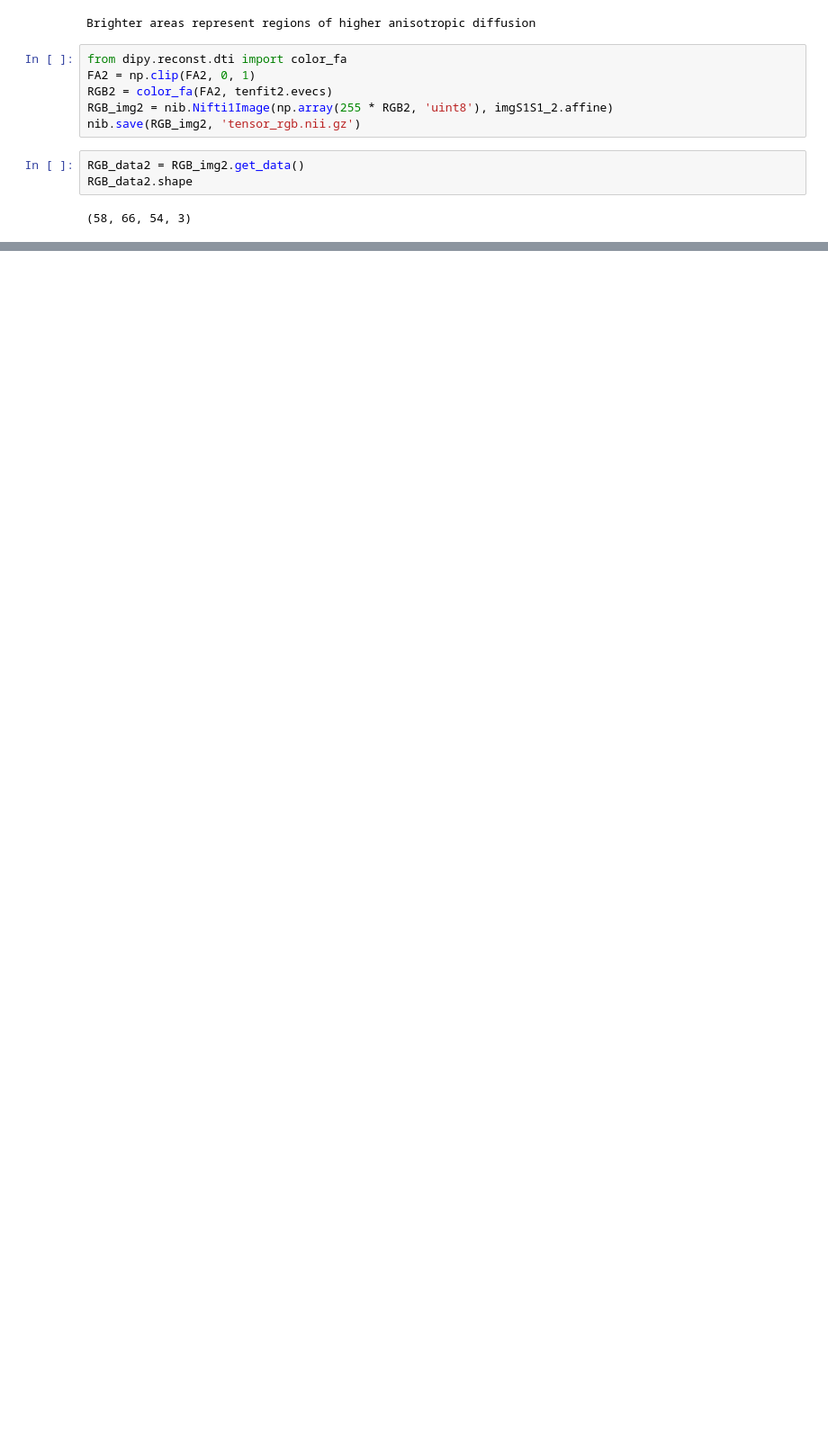
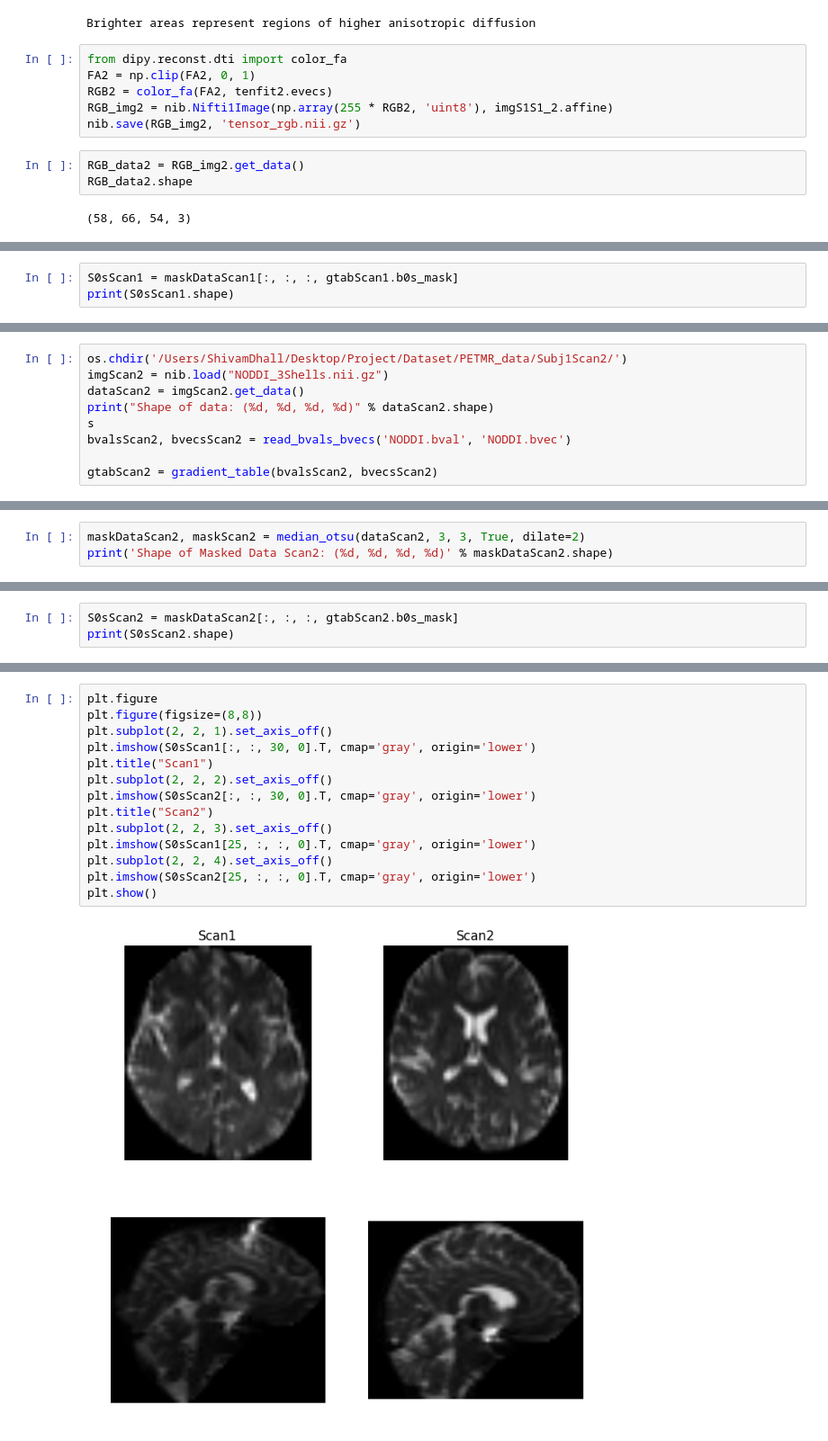
Before and after one commit to shivamdhall/MRIDataHarmonisation, a Jupyter notebook: Development/DIPY_NIBABEL.ipynb, the cells around one changed output, grey strips where cells are left out. Shown at 90% size. Saved outputs shown, nothing was run; the diff lists cells and outputs as text; blank space fills up the shorter version.

```diff
--- a/Development/DIPY_NIBABEL.ipynb
+++ b/Development/DIPY_NIBABEL.ipynb
@@ -312,0 +356,3 @@ Color Fractional Anisotropy Map
+# %%
+S0sScan1 = maskDataScan1[:, :, :, gtabScan1.b0s_mask]
+print(S0sScan1.shape)
@@ -312,0 +368,9 @@ Color Fractional Anisotropy Map
+# %%
+os.chdir('/Users/ShivamDhall/Desktop/Project/Dataset/PETMR_data/Subj1Scan2/')
+imgScan2 = nib.load("NODDI_3Shells.nii.gz")
+dataScan2 = imgScan2.get_data()
+print("Shape of data: (%d, %d, %d, %d)" % dataScan2.shape)
+s
+bvalsScan2, bvecsScan2 = read_bvals_bvecs('NODDI.bval', 'NODDI.bvec')
+
+gtabScan2 = gradient_table(bvalsScan2, bvecsScan2)
@@ -312,0 +381,3 @@ Color Fractional Anisotropy Map
+# %%
+maskDataScan2, maskScan2 = median_otsu(dataScan2, 3, 3, True, dilate=2)
+print('Shape of Masked Data Scan2: (%d, %d, %d, %d)' % maskDataScan2.shape)
@@ -312,0 +388,3 @@ Color Fractional Anisotropy Map
+# %%
+S0sScan2 = maskDataScan2[:, :, :, gtabScan2.b0s_mask]
+print(S0sScan2.shape)
@@ -312,0 +397,16 @@ Color Fractional Anisotropy Map
+# %%
+plt.figure
+plt.figure(figsize=(8,8))
+plt.subplot(2, 2, 1).set_axis_off()
+plt.imshow(S0sScan1[:, :, 30, 0].T, cmap='gray', origin='lower')
+plt.title("Scan1")
+plt.subplot(2, 2, 2).set_axis_off()
+plt.imshow(S0sScan2[:, :, 30, 0].T, cmap='gray', origin='lower')
+plt.title("Scan2")
+plt.subplot(2, 2, 3).set_axis_off()
+plt.imshow(S0sScan1[25, :, :, 0].T, cmap='gray', origin='lower')
+plt.subplot(2, 2, 4).set_axis_off()
+plt.imshow(S0sScan2[25, :, :, 0].T, cmap='gray', origin='lower')
+plt.show()
+# %% [output]
+[figure, added]
```
Also changed, not shown: parts of 52 cells of this notebook.
